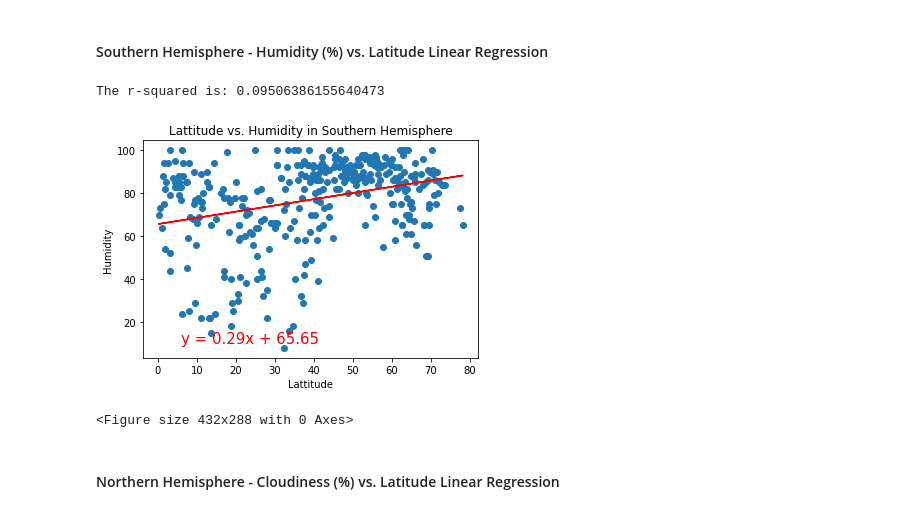
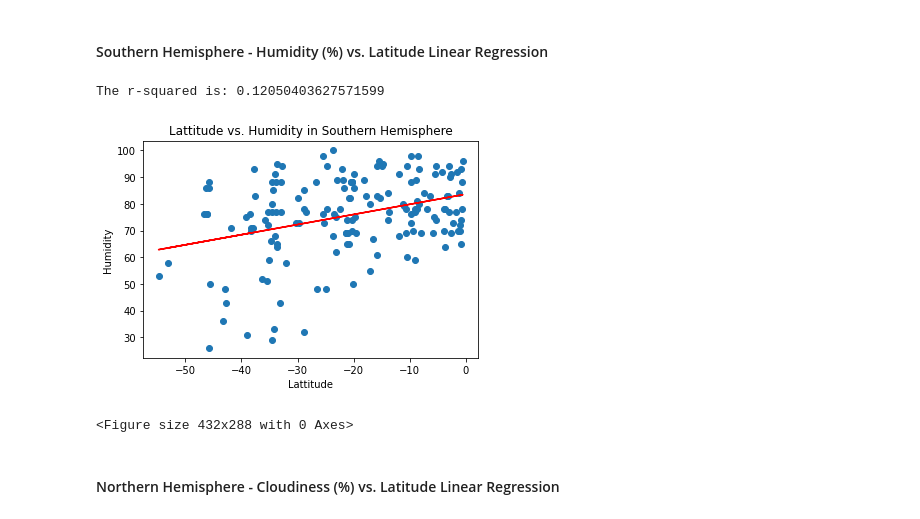
Before and after one commit to VoodooJellyfish/python-api-challenge, a Jupyter notebook: python-api-challenge/weatherpy/WeatherPy.ipynb, the cells around one changed output. Drawn from its saved outputs; the diff is of its cells as text; code cells hidden in the pictures.

```diff
--- a/python-api-challenge/weatherpy/WeatherPy.ipynb
+++ b/python-api-challenge/weatherpy/WeatherPy.ipynb
@@ -271,24 +271,24 @@ The r-squared is: 0.09506386155640473
 # %% [markdown]
 ####  Southern Hemisphere - Humidity (%) vs. Latitude Linear Regression
 # %%
-south_hemi = clean_df.loc[clean_df["Lattitude"] > 0,]
+south_hemi = clean_df.loc[clean_df["Lattitude"] < 0,]
 x = south_hemi['Lattitude']
 y = south_hemi['Humidity']
 (slope, intercept, rvalue, pvalue, stderr) = linregress(x, y)
 regress_values = x * slope + intercept
 line_eq = "y = " + str(round(slope,2)) + "x + " + str(round(intercept,2))
 plt.scatter(x,y)
 plt.plot(x,regress_values,"r-")
 plt.annotate(line_eq,(6,10),fontsize=15,color="red")
 plt.title("Lattitude vs. Humidity in Southern Hemisphere")
 plt.xlabel("Lattitude")
 plt.ylabel("Humidity")
 print(f"The r-squared is: {rvalue**2}")
 plt.show()
 plt.savefig("/users/tannerpedretti/Desktop/python-api-challenge/weatherpy/plot_8.pdf")
 # %% [output]
-The r-squared is: 0.09506386155640473
+The r-squared is: 0.12050403627571599
-[figure, old version]
+[figure, new version]
 <Figure size 432x288 with 0 Axes>
 # %% [markdown]
 ####  Northern Hemisphere - Cloudiness (%) vs. Latitude Linear Regression
```
Also changed, not shown: parts of 14 cells of this notebook, 12 other files.
